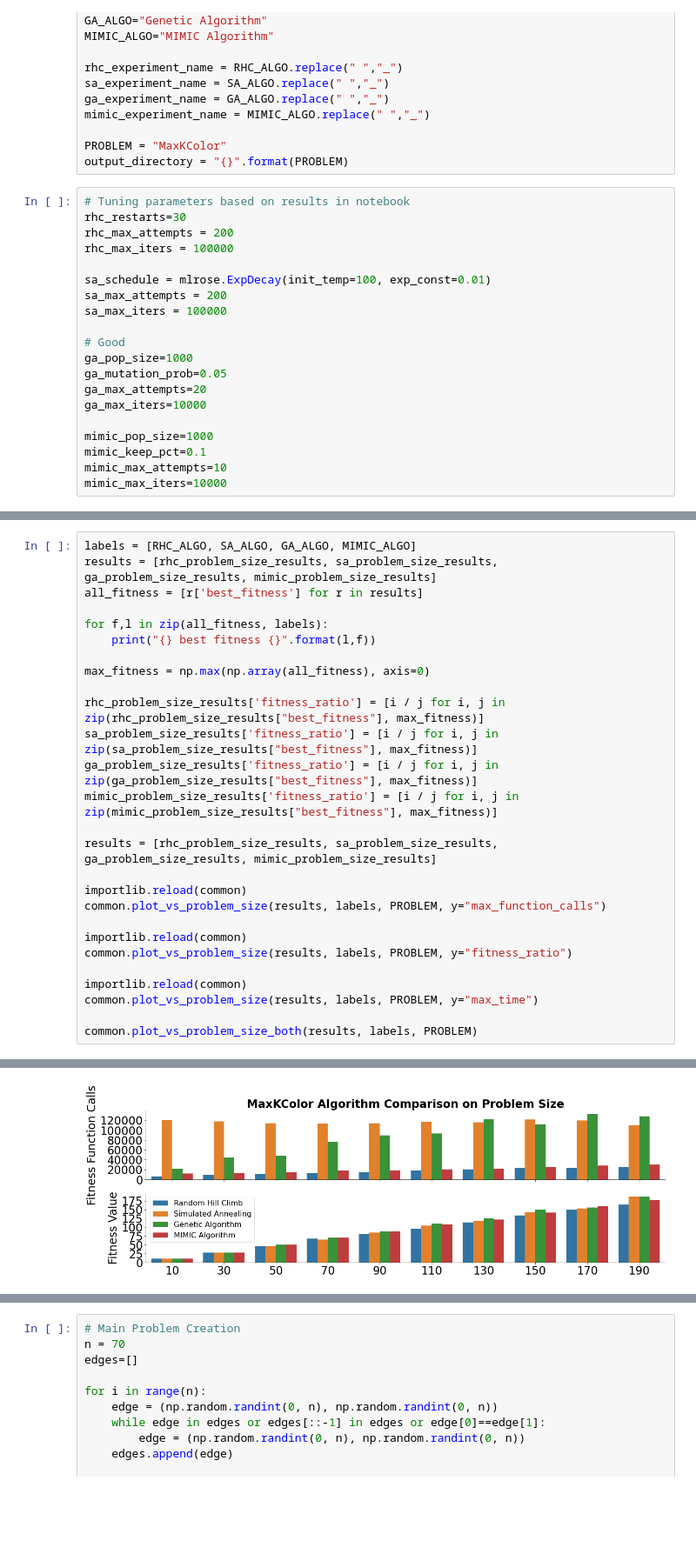
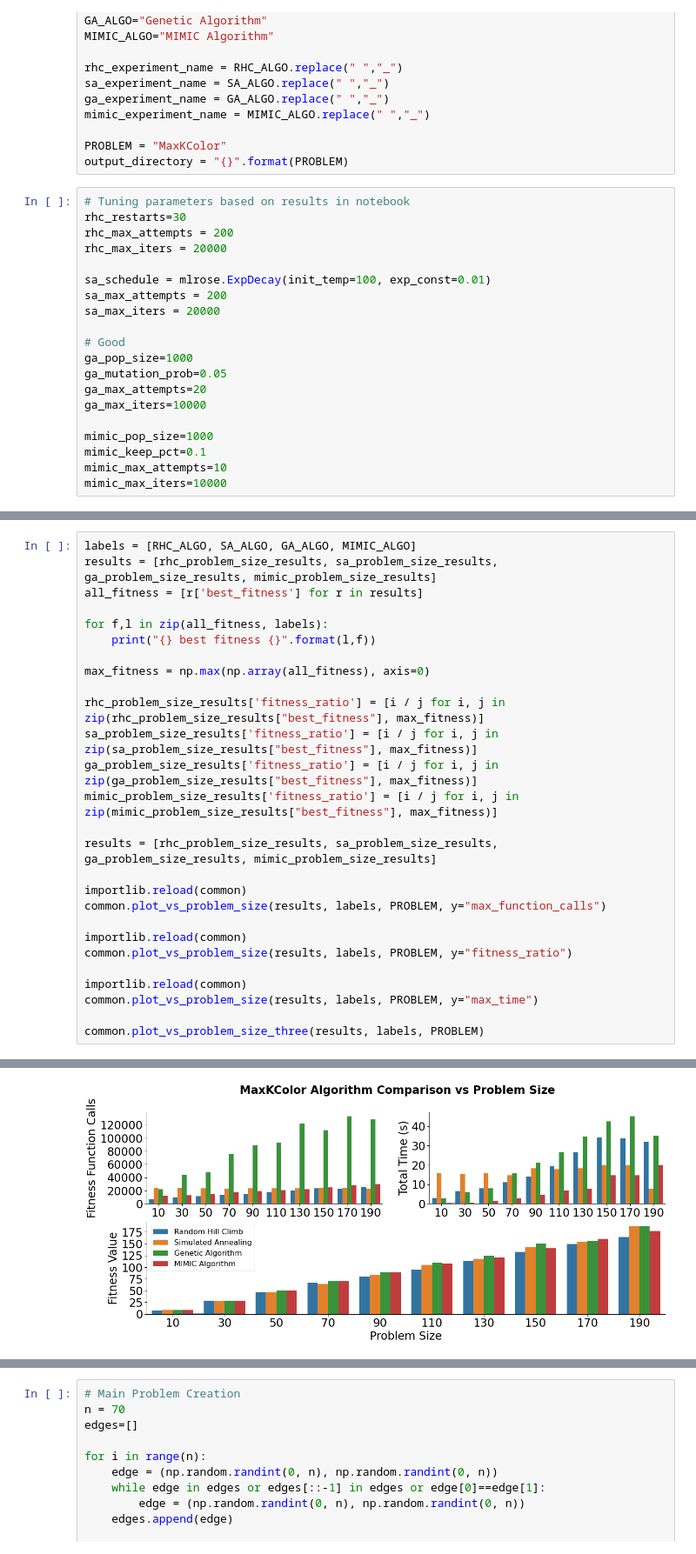
Before and after one commit to Inquisitive-ME/Random-Optimization-Project-Code, a Jupyter notebook: MaxKColor.ipynb, the cells around one changed output, grey strips where cells are left out. Shown at 87% size. Saved outputs shown, nothing was run; the diff lists cells and outputs as text; blank space fills up the shorter version.

```diff
--- a/MaxKColor.ipynb
+++ b/MaxKColor.ipynb
@@ -38,11 +38,11 @@ output_directory = "{}".format(PROBLEM)
 # Tuning parameters based on results in notebook
 rhc_restarts=30
 rhc_max_attempts = 200
-rhc_max_iters = 100000
+rhc_max_iters = 20000
 
 sa_schedule = mlrose.ExpDecay(init_temp=100, exp_const=0.01)
 sa_max_attempts = 200
-sa_max_iters = 100000
+sa_max_iters = 20000
 
 # Good
 ga_pop_size=1000
@@ -198,5 +198,5 @@ common.plot_vs_problem_size(results, labels, PROBLEM, y="fitness_ratio")
 importlib.reload(common)
 common.plot_vs_problem_size(results, labels, PROBLEM, y="max_time")
 
-common.plot_vs_problem_size_both(results, labels, PROBLEM)
+common.plot_vs_problem_size_three(results, labels, PROBLEM)
 # %% [output]
@@ -210,4 +210,4 @@ MIMIC Algorithm best fitness [10.0, 28.0, 50.0, 70.0, 89.0, 108.0, 121.0, 141.0,
-[figure, old version]
+[figure, new version]
 # %%
 problem_size = 70
 
```
Also changed, not shown: parts of 2 cells of this notebook, 2 other files.
